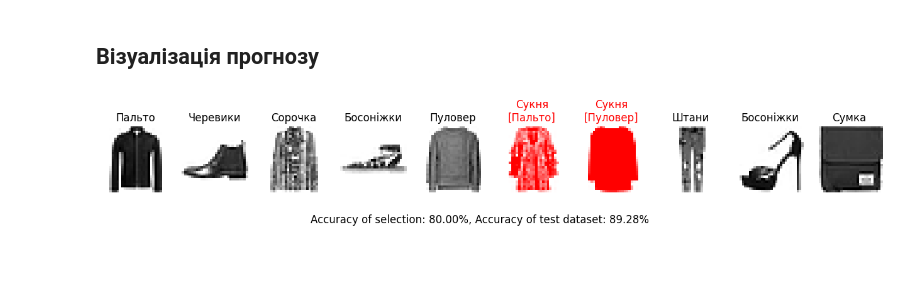
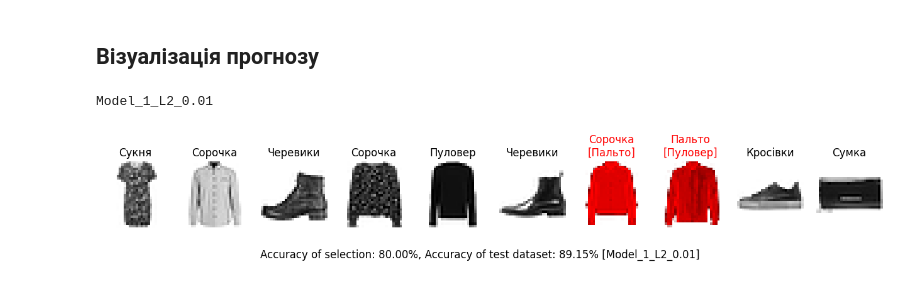
Before and after one commit to lexxai/goit_python_ds_hw_09, a Jupyter notebook: goit_python_ds_hw_09.ipynb, the cells around one changed output. Cells and saved outputs as stored; diff of their text form; code cells hidden in the pictures.

```diff
--- a/goit_python_ds_hw_09.ipynb
+++ b/goit_python_ds_hw_09.ipynb
@@ -100,7 +102,7 @@ models[model_name] = Sequential([
 # %%
 def get_callbacks(name):
     # Define early stopping callback
-    early_stopping = tf.keras.callbacks.EarlyStopping(monitor='val_accuracy', patience=10, verbose=1, restore_best_weights=True)
+    early_stopping = tf.keras.callbacks.EarlyStopping(monitor='val_accuracy', patience=accurqcy_patience, verbose=1, restore_best_weights=True)
 
     # Define model checkpoint callback to save the best model
     model_checkpoint = tf.keras.callbacks.ModelCheckpoint(filepath=f"{name}_best_model.h5",
@@ -236,18 +384,19 @@ test_pred.shape
 # %%
-def summarize(histories, name):
-  for i in range(len(histories)):
+def summarize(h, name):
+    print(f"Summarize for: {name}")
     # plot loss
     plt.figure(figsize=(12,8))
     plt.subplot(2, 1, 1)
     plt.title(f'Cross Entropy Loss {name}')
-    plt.plot(histories[i].history['loss'], color='blue', label='train')
-    plt.plot(histories[i].history['val_loss'], "--", color='orange', label='test')
+    plt.plot(h.history['loss'], color='blue', label='train')
+    plt.plot(h.history['val_loss'], "--", color='orange', label='test')
     axis = plt.gca()
     axis.xaxis.set_major_formatter(plt.FuncFormatter(lambda x, _: int((x + 1))))
-    if len(histories[i].history['loss']) < 40:
+    if len(h.history['loss']) < 40:
       axis.xaxis.set_major_locator(MultipleLocator(1))
     plt.xlabel('Epoch')
     plt.ylabel('Loss')
+    plt.ylim(0,1)
     plt.legend()
     plt.grid()
     #plt.show()
@@ -256,23 +405,16 @@ def summarize(histories, name):
     #plt.figure(figsize=(12,8))
     plt.subplot(2, 1, 2)
     plt.title(f'Classification Accuracy {name}')
-    plt.plot(histories[i].history['accuracy'], color='blue', label='train')
-    plt.plot(histories[i].history['val_accuracy'], "--", color='orange', label='test')
+    plt.plot(h.history['accuracy'], color='blue', label='train')
+    plt.plot(h.history['val_accuracy'], "--", color='orange', label='test')
     axis = plt.gca()
     axis.xaxis.set_major_formatter(plt.FuncFormatter(lambda x, _: int((x + 1))))
-    if len(histories[i].history['accuracy']) < 40:
+    if len(h.history['accuracy']) < 40:
       axis.xaxis.set_major_locator(MultipleLocator(1))
     axis.yaxis.set_major_formatter(plt.FuncFormatter(lambda y, _: f'{y:.0%}'))
     plt.legend()
     plt.xlabel('Epoch')
     plt.ylabel('Accuracy')
+    plt.ylim(0.7,1)
     plt.grid()
     plt.show()
-
-
-# models_his[model_name] = [history]
-# print(models_his)
-
-for name, models_h in models_his.items():
-  #print(name)
-  summarize(models_h, f"({name})")
@@ -282,0 +438,6 @@ test_pred_values = tf.math.argmax(test_pred, axis=1)
+# %%
+test_pred_values = {}
+for name, models_h in models_his.items():
+  print(name,models[name].name)
+  test_pred = models[name].predict(x_test, batch_size=batch_size, use_multiprocessing=True)
+  test_pred_values[name] = tf.math.argmax(test_pred, axis=1)
@@ -329,28 +568,30 @@ print(list(map(lambda x: x.strip(),target_names)))
 # %%
 img_selected = 10
 random_img_idx = np.random.randint(0, x_test.shape[0], size=img_selected)
-
+selected_model_name = list(models.keys())[0]
+print(selected_model_name)
 
 # Plot the images
-colors = [(1, 1, 1), (1, 0, 0), (1, 0, 0)]  # white, red, red
+colors = [(1, 1, 1), (0.5, 0, 0), (1, 0, 0)]  # white, red, red
 custom_cmap = plt.cm.colors.LinearSegmentedColormap.from_list("CustomRed", colors, N=256)
 
 plt.figure(figsize=(16, 5))
 pred = 0
 for i, idx in enumerate(random_img_idx, start=1):
     plt.subplot(1, img_selected, i)
-    correct = y_test[idx] == test_pred_values[idx]
+    correct = y_test[idx] == test_pred_values[selected_model_name][idx]
     pred += int(correct)
     cmap = 'gray_r' if correct else custom_cmap
     color = "black" if correct else "red"
     plt.imshow(x_test[idx], cmap=cmap)
-    title = labels_uk[y_test[idx]] if correct else f'{labels_uk[y_test[idx]]}\n[{labels_uk[test_pred_values[idx]]}]'
+    title = labels_uk[y_test[idx]] if correct else f'{labels_uk[y_test[idx]]}\n[{labels_uk[test_pred_values[selected_model_name][idx]]}]'
     plt.title(title, color=color)
     plt.axis('off')
 
 acc = pred/img_selected
-plt.suptitle(f"Accuracy of selection: {acc:.2%}, Accuracy of test dataset: {results[1]:.2%}")
+plt.suptitle(f"Accuracy of selection: {acc:.2%}, Accuracy of test dataset: {results[selected_model_name][1]:.2%} [{selected_model_name}]")
 plt.subplots_adjust(top=2.2)
 plt.show()
 # %% [output]
+Model_1_L2_0.01
-[figure, old version]
+[figure, new version]
```
Also changed, not shown: parts of 27 cells of this notebook.
